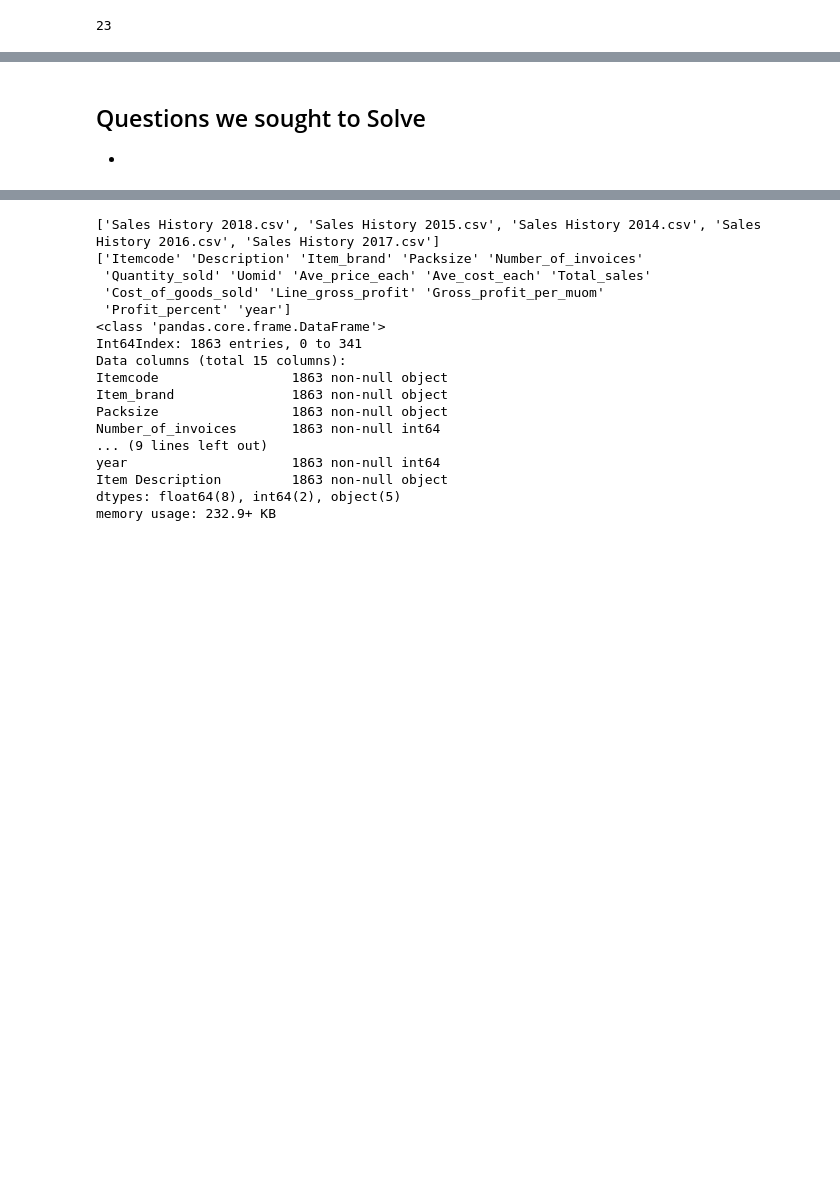
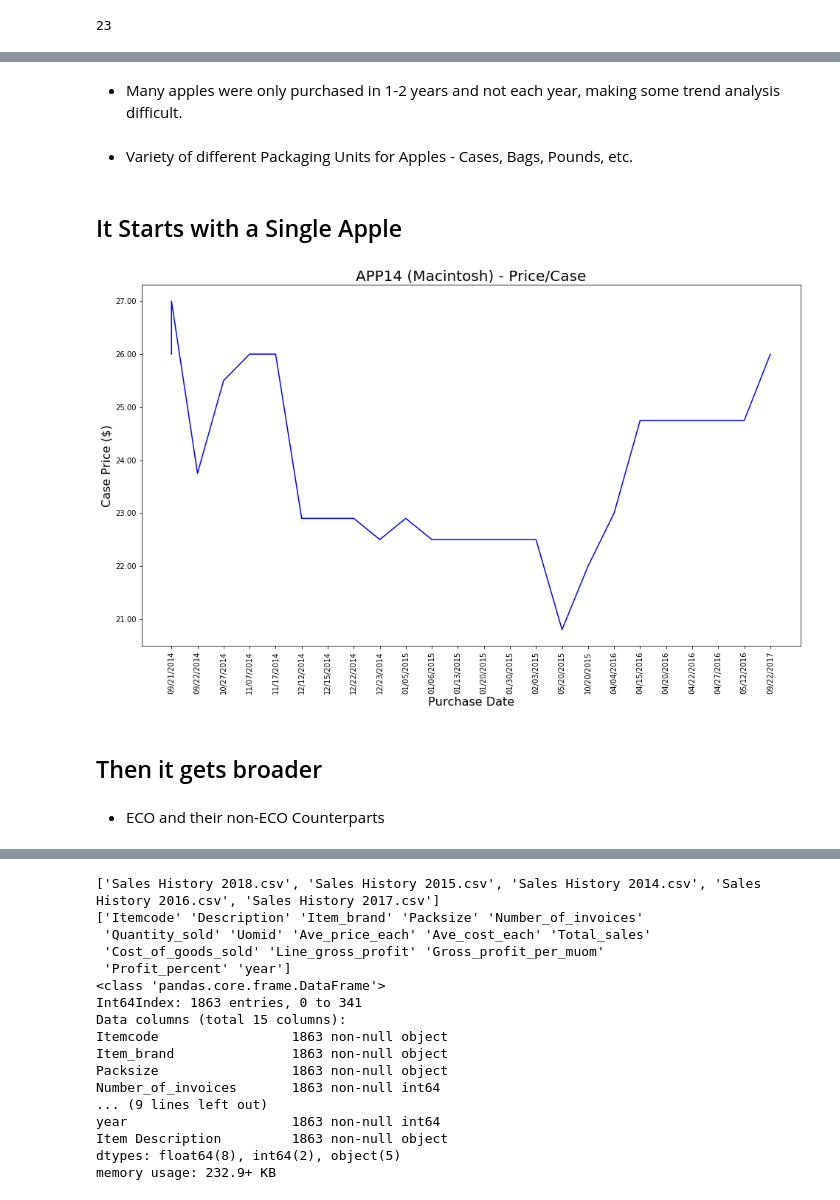
Before and after one commit to cbonoz/bostonfood18, a Jupyter notebook: RedTomato.ipynb, the cells around one changed output, grey strips where cells are left out. Saved outputs shown, nothing was run; the diff lists cells and outputs as text; code cells hidden in the pictures; blank space fills up the shorter version.

```diff
--- a/RedTomato.ipynb
+++ b/RedTomato.ipynb
@@ -189,5 +227,29 @@ data_year.to_csv('yearly_mcintosh.csv')
-# %% [markdown]
-## Questions we sought to Solve
-
-*
+# %% [markdown]
+* Many apples were only purchased in 1-2 years and not each year, making some trend analysis difficult.
+# %% [markdown]
+* Variety of different Packaging Units for Apples - Cases, Bags, Pounds, etc.
+# %% [markdown]
+## It Starts with a Single Apple
+# %%
+def plot_apple(pdata):
+    plt.figure(figsize=(16,9))
+    app_14 = pdata[pdata['Itemcode'] == 'APP14']
+    x = app_14['Receive Date']
+    y = app_14['Price per Case ($)']
+    plt.plot_date(x, y, 'b-')
+    plt.xticks(rotation=90)
+    ax = plt.gca()
+    ax.yaxis.set_major_formatter(ticker.FormatStrFormatter('%.2f'))
+    plt.title('APP14 (Macintosh) - Price/Case', fontsize=20)
+    plt.xlabel('Purchase Date', fontsize=16)
+    plt.ylabel('Case Price ($)', fontsize=16)
+    plt.show()
+# %%
+plot_apple(pdata)
+# %% [output]
+[figure, added]
+# %% [markdown]
+## Then it gets broader
+# %% [markdown]
+* ECO and their non-ECO Counterparts
 # %%
```
Also changed, not shown: parts of 35 cells of this notebook, 3 other files.
